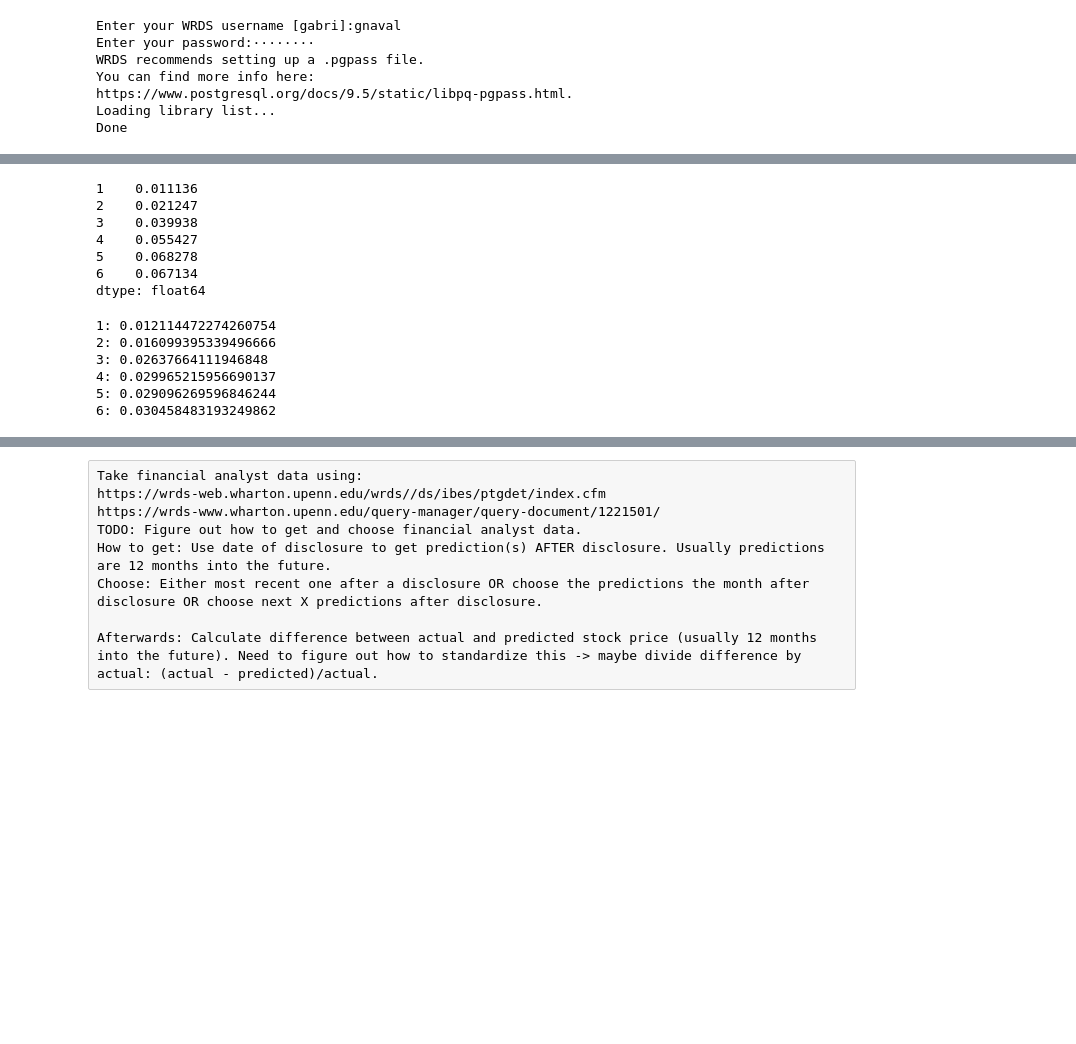
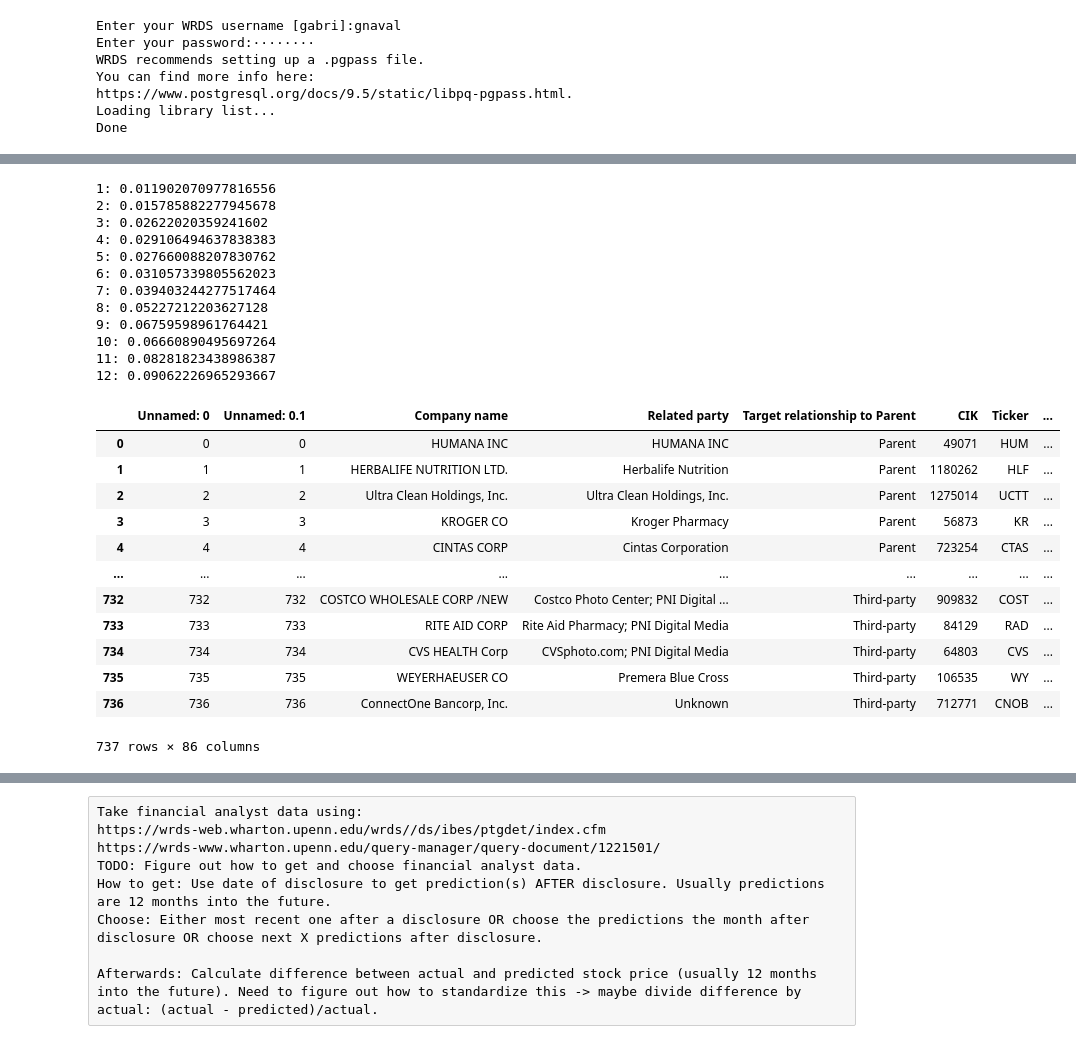
Before and after one commit to Zeyuzhao/BreachPrice, a Jupyter notebook: notebooks/main.ipynb, the cells around one changed output, grey strips where cells are left out. Saved outputs shown, nothing was run; the diff lists cells and outputs as text; code cells hidden in the pictures; blank space fills up the shorter version.

Commit message:
Added analyst forecast data for each firm

```diff
--- a/notebooks/main.ipynb
+++ b/notebooks/main.ipynb
@@ -196,21 +244,17 @@ plt.show()
 # %%
-# It appears that, on average, stock price goes up
-display(stock_prices.mean())
-
 # Let's take 5% trimmed mean (get rid of some outliers)
 for x in range(1, months_after + 1):
     print("%s: %s" % (x, stats.trim_mean(stock_prices[x].dropna(), 0.05)))
 # %% [output]
-1    0.011136
-2    0.021247
-3    0.039938
-4    0.055427
-5    0.068278
-6    0.067134
-dtype: float64
+1: 0.011902070977816556
+2: 0.015785882277945678
+3: 0.02622020359241602
+4: 0.029106494637838383
+5: 0.027660088207830762
+6: 0.031057339805562023
+7: 0.039403244277517464
+8: 0.05227212203627128
+9: 0.06759598961764421
+10: 0.06660890495697264
+11: 0.08281823438986387
+12: 0.09062226965293667
-1: 0.012114472274260754
-2: 0.016099395339496666
-3: 0.02637664111946848
-4: 0.029965215956690137
-5: 0.029096269596846244
-6: 0.030458483193249862
@@ -216,0 +297,24 @@ dtype: float64
+# %%
+# Create array of arrays that contains stock prices after date of disclosure for each breach
+lst = []
+for index, row in stock_price_aa_records.iterrows():
+    lst.append(analyst_stock_price(row))
+
+# Merge stock price after breach with original dataframe
+median_mean_df = pd.DataFrame(lst, columns = ['median stock forecast', 'mean stock forecast'])
+stock_price_aa_records = pd.concat([stock_price_aa_records, median_mean_df], axis=1, join='inner')
+display(stock_price_aa_records)
+# %% [output]
+|  | Unnamed: 0 | Unnamed: 0.1 | Company name | Related party | Target relationship to Parent | CIK | Ticker | ... |
+| 0 | 0 | 0 | HUMANA INC | HUMANA INC | Parent | 49071 | HUM | ... |
+| 1 | 1 | 1 | HERBALIFE NUTRITION LTD. | Herbalife Nutrition | Parent | 1180262 | HLF | ... |
+| 2 | 2 | 2 | Ultra Clean Holdings, Inc. | Ultra Clean Holdings, Inc. | Parent | 1275014 | UCTT | ... |
+| 3 | 3 | 3 | KROGER CO | Kroger Pharmacy | Parent | 56873 | KR | ... |
+| 4 | 4 | 4 | CINTAS CORP | Cintas Corporation | Parent | 723254 | CTAS | ... |
+| ... | ... | ... | ... | ... | ... | ... | ... | ... |
+| 732 | 732 | 732 | COSTCO WHOLESALE CORP /NEW | Costco Photo Center; PNI Digital ... | Third-party | 909832 | COST | ... |
+| 733 | 733 | 733 | RITE AID CORP | Rite Aid Pharmacy; PNI Digital Media | Third-party | 84129 | RAD | ... |
+| 734 | 734 | 734 | CVS HEALTH Corp | CVSphoto.com; PNI Digital Media | Third-party | 64803 | CVS | ... |
+| 735 | 735 | 735 | WEYERHAEUSER CO | Premera Blue Cross | Third-party | 106535 | WY | ... |
+| 736 | 736 | 736 | ConnectOne Bancorp, Inc. | Unknown | Third-party | 712771 | CNOB | ... |
+737 rows × 86 columns
```
Also changed, not shown: parts of 12 cells of this notebook, 1 other file.
